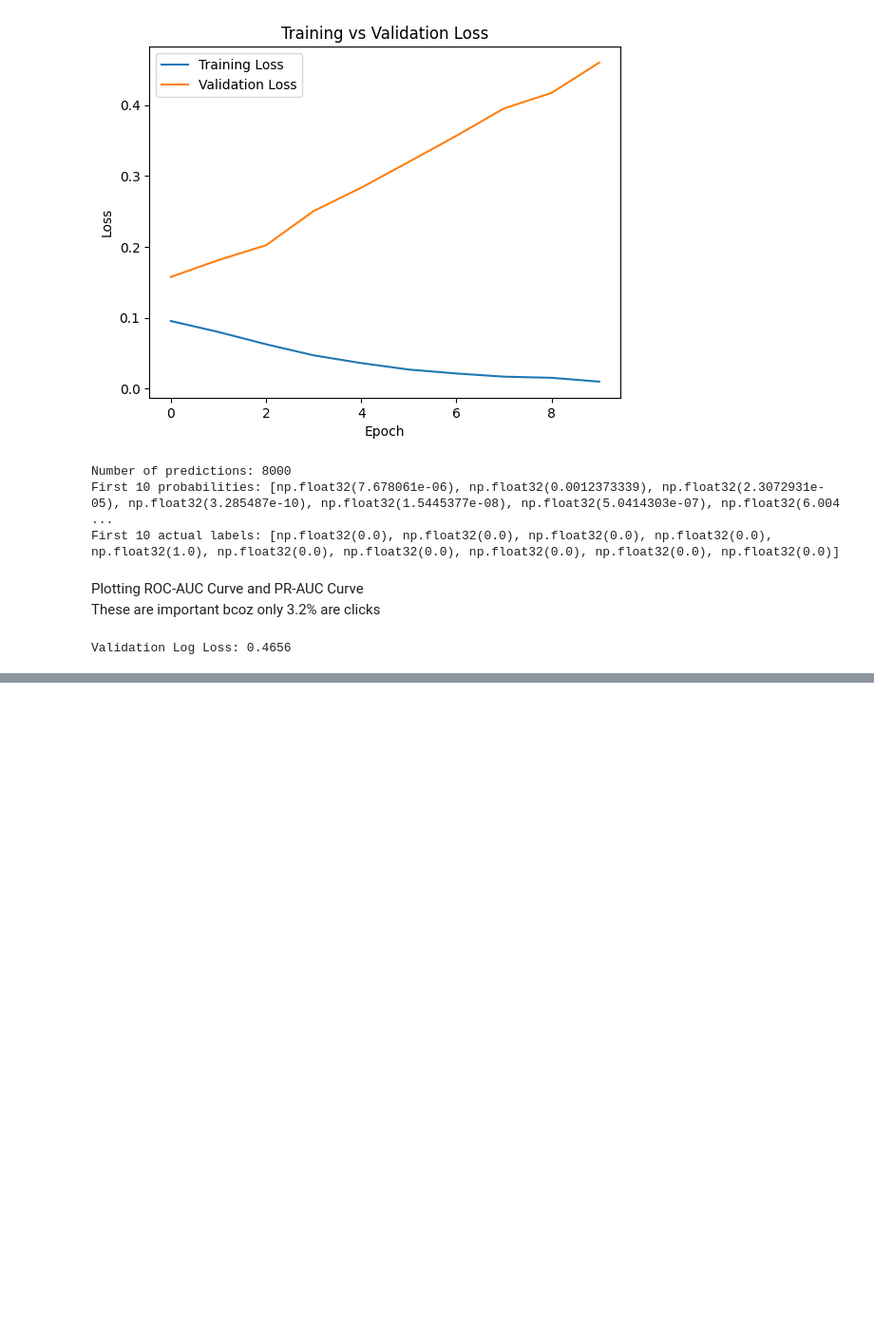
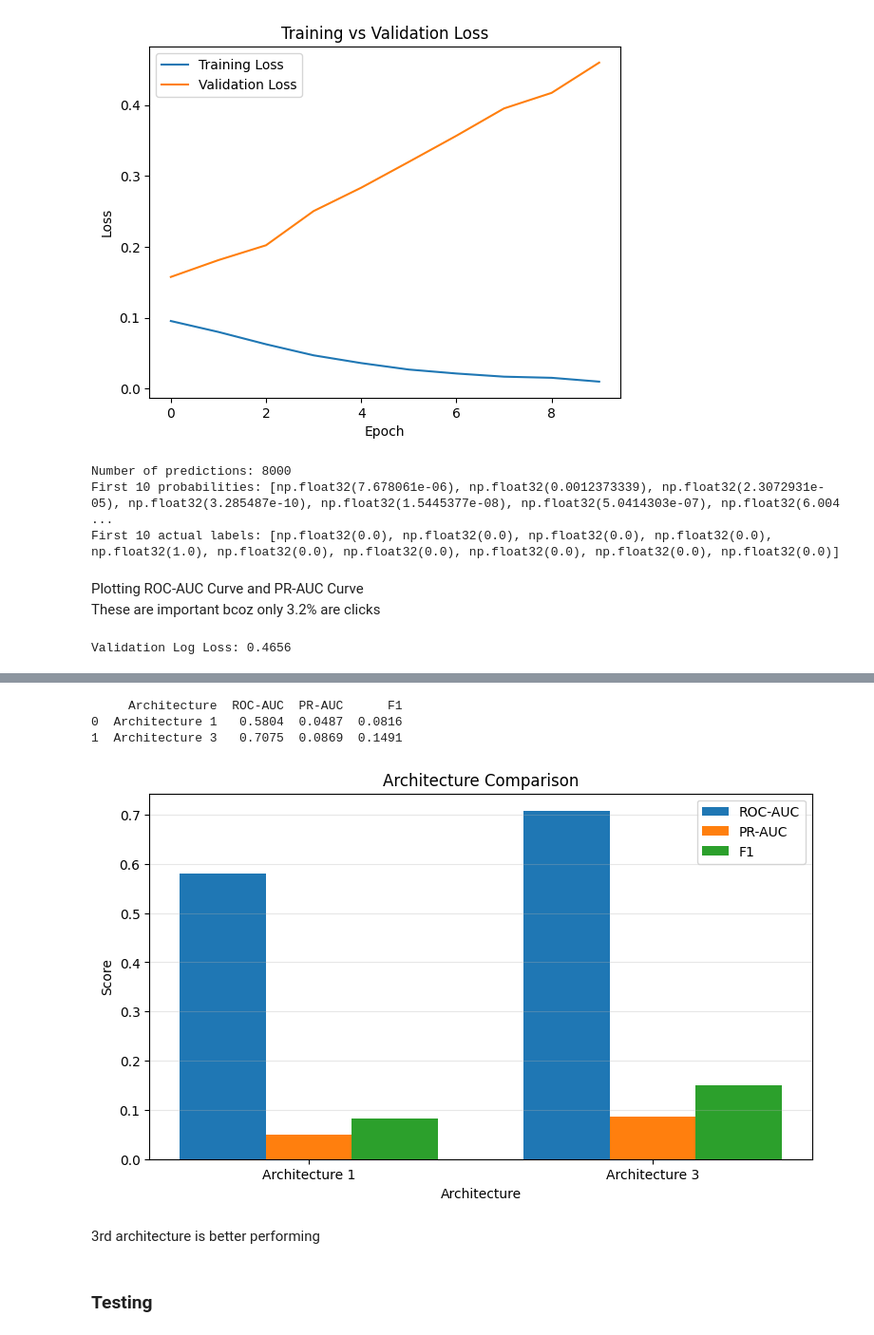
Before and after one commit to shreyaspatil28/Shreyas-Patil-Intelligence-SIG-Recs-2026, a Jupyter notebook: mandatory-tasks/recommender-systems-cf-to-dlrm/RecommendationTasks/02_NeuralCTR/Task2.ipynb, the cells around one changed output, grey strips where cells are left out. Shown at 95% size. Drawn from its saved outputs; the diff is of its cells as text; code cells hidden in the pictures; blank space fills up the shorter version.

```diff
--- a/mandatory-tasks/recommender-systems-cf-to-dlrm/RecommendationTasks/02_NeuralCTR/Task2.ipynb
+++ b/mandatory-tasks/recommender-systems-cf-to-dlrm/RecommendationTasks/02_NeuralCTR/Task2.ipynb
@@ -333,0 +743,60 @@ Validation Log Loss: 0.4656
+# %%
+import pandas as pd
+
+comparison = pd.DataFrame({
+    "Architecture": [
+        "Architecture 1",
+        "Architecture 3"
+    ],
+    "ROC-AUC": [
+        roc_auc,
+        roc_auc_better
+    ],
+    "PR-AUC": [
+        pr_auc,
+        pr_auc_better
+    ],
+    "F1": [
+        best_f1,
+        best_f1_better
+    ]
+})
+
+print(comparison.round(4))
+# %% [output]
+     Architecture  ROC-AUC  PR-AUC      F1
+0  Architecture 1   0.5804  0.0487  0.0816
+1  Architecture 3   0.7075  0.0869  0.1491
+# %%
+import matplotlib.pyplot as plt
+import numpy as np
+
+architectures = ["Architecture 1", "Architecture 3"]
+
+roc_auc_values = [0.5804, 0.7075]
+pr_auc_values = [0.0487, 0.0869]
+f1_values = [0.0816, 0.1491]
+
+x = np.arange(len(architectures))
+width = 0.25
+
+plt.figure(figsize=(9, 5))
+
+plt.bar(x - width, roc_auc_values, width, label="ROC-AUC")
+plt.bar(x, pr_auc_values, width, label="PR-AUC")
+plt.bar(x + width, f1_values, width, label="F1")
+
+plt.xlabel("Architecture")
+plt.ylabel("Score")
+plt.title("Architecture Comparison")
+plt.xticks(x, architectures)
+plt.legend()
+plt.grid(axis="y", alpha=0.3)
+
+plt.show()
+# %% [output]
+[figure, added]
+# %% [markdown]
+3rd architecture is better performing
+# %% [markdown]
+### Testing
```
Also changed, not shown: parts of 20 cells of this notebook.
